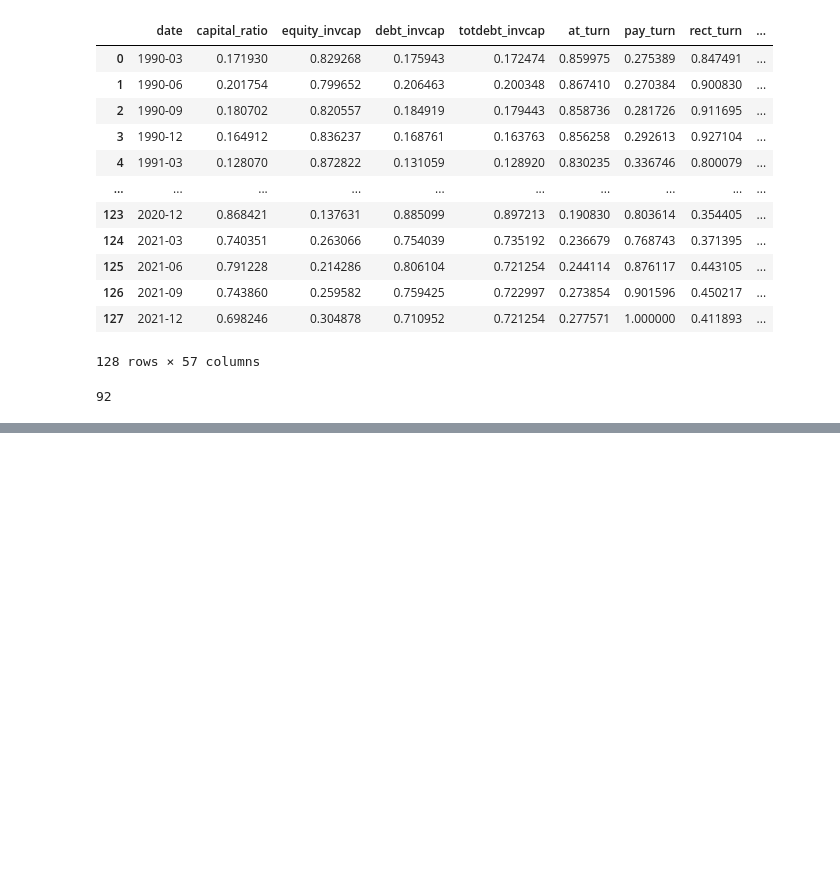
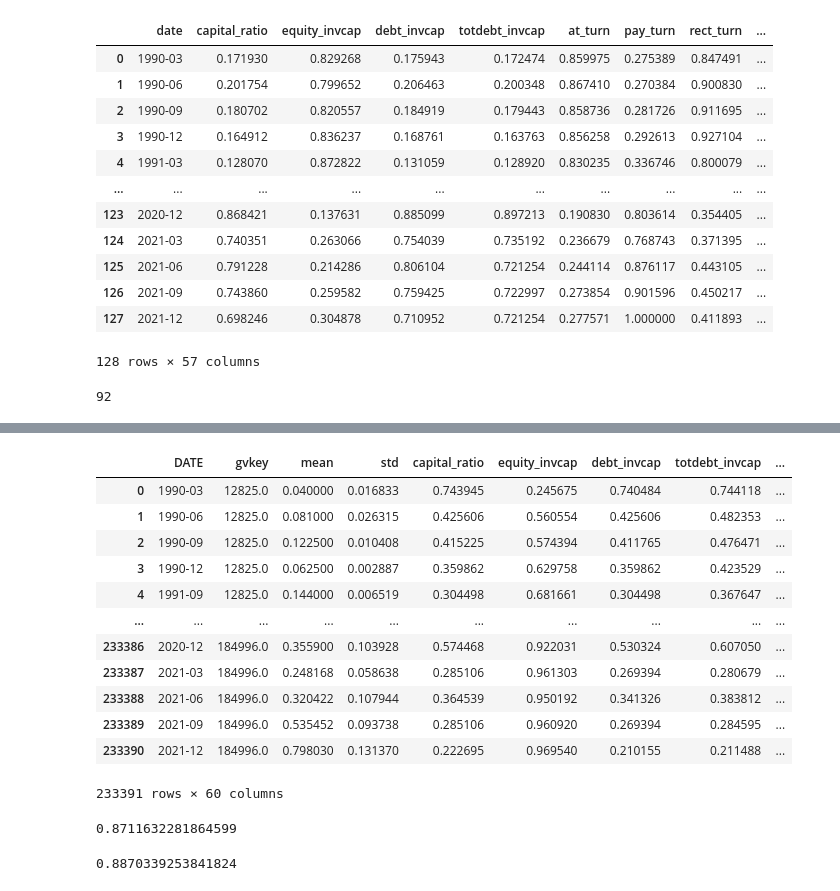
Before and after one commit to MuntasirTiash/AutoTimes_EPS, a Jupyter notebook: predict.ipynb, the cells around one changed output, grey strips where cells are left out. Saved outputs shown, nothing was run; the diff lists cells and outputs as text; code cells hidden in the pictures; blank space fills up the shorter version.

```diff
--- a/predict.ipynb
+++ b/predict.ipynb
@@ -292,0 +380,20 @@ df
+# %%
+import pandas as pd
+
+df = pd.read_csv('/ssd1/muntasir/Desktop/AutoTimes/dataset/panel/panel_gvkey_cleaned.csv')
+# %%
+df
+# %% [output]
+|  | DATE | gvkey | mean | std | capital_ratio | equity_invcap | debt_invcap | totdebt_invcap | ... |
+| 0 | 1990-03 | 12825.0 | 0.040000 | 0.016833 | 0.743945 | 0.245675 | 0.740484 | 0.744118 | ... |
+| 1 | 1990-06 | 12825.0 | 0.081000 | 0.026315 | 0.425606 | 0.560554 | 0.425606 | 0.482353 | ... |
+| 2 | 1990-09 | 12825.0 | 0.122500 | 0.010408 | 0.415225 | 0.574394 | 0.411765 | 0.476471 | ... |
+| 3 | 1990-12 | 12825.0 | 0.062500 | 0.002887 | 0.359862 | 0.629758 | 0.359862 | 0.423529 | ... |
+| 4 | 1991-09 | 12825.0 | 0.144000 | 0.006519 | 0.304498 | 0.681661 | 0.304498 | 0.367647 | ... |
+| ... | ... | ... | ... | ... | ... | ... | ... | ... | ... |
+| 233386 | 2020-12 | 184996.0 | 0.355900 | 0.103928 | 0.574468 | 0.922031 | 0.530324 | 0.607050 | ... |
+| 233387 | 2021-03 | 184996.0 | 0.248168 | 0.058638 | 0.285106 | 0.961303 | 0.269394 | 0.280679 | ... |
+| 233388 | 2021-06 | 184996.0 | 0.320422 | 0.107944 | 0.364539 | 0.950192 | 0.341326 | 0.383812 | ... |
+| 233389 | 2021-09 | 184996.0 | 0.535452 | 0.093738 | 0.285106 | 0.960920 | 0.269394 | 0.284595 | ... |
+| 233390 | 2021-12 | 184996.0 | 0.798030 | 0.131370 | 0.222695 | 0.969540 | 0.210155 | 0.211488 | ... |
+233391 rows × 60 columns
@@ -292,0 +408,11 @@ df
+# %%
+from sklearn.metrics import r2_score
+
+r2_score(df['actual'], df['mean'])
+# %% [output]
+0.8711632281864599
+# %%
+import numpy as np
+kelly_R2(df['mean'],df['actual'])
+# %% [output]
+0.8870339253841824
```
Also changed, not shown: parts of 9 cells of this notebook, 16 other files.
